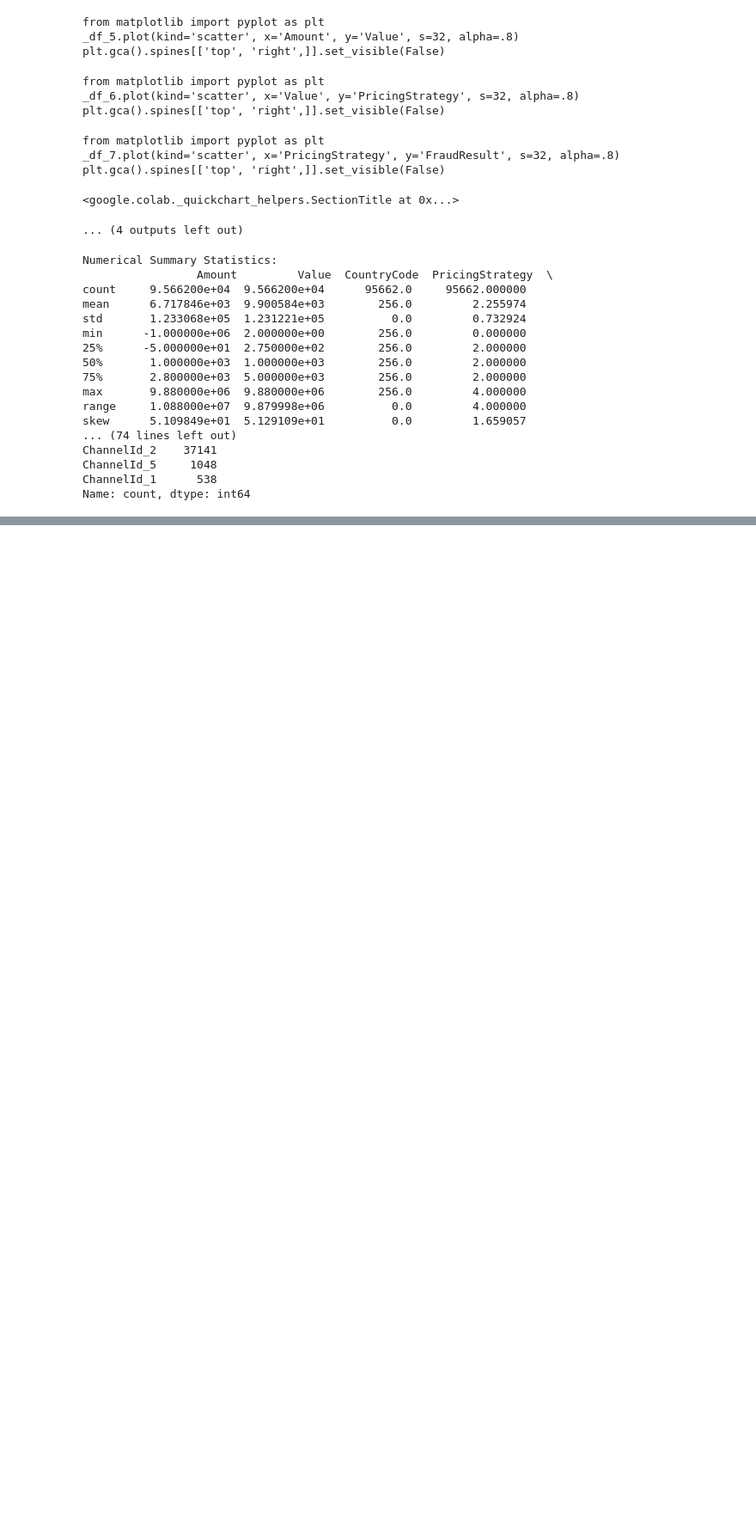
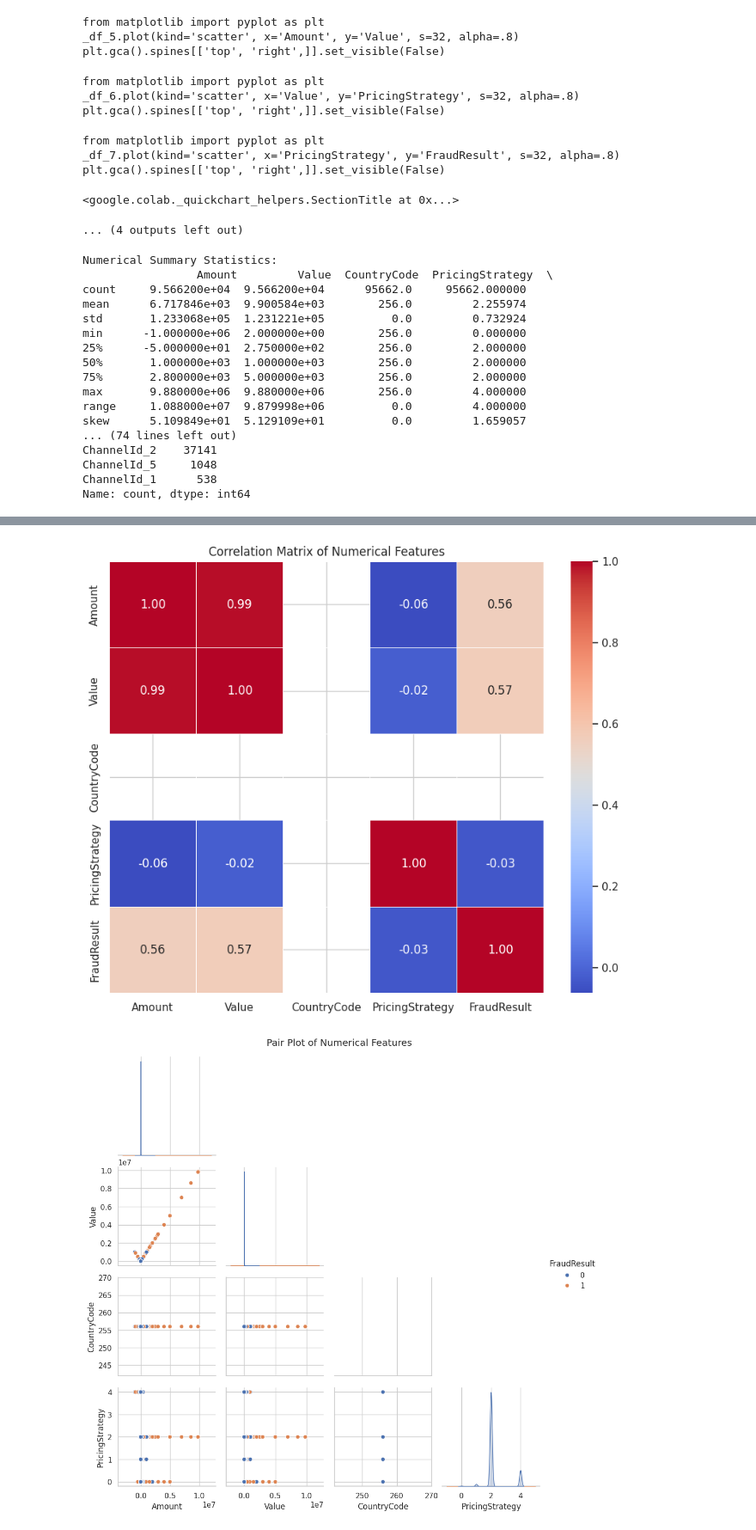
Before and after one commit to helinatefera/10xWeek6, a Jupyter notebook: notebooks/task_2.ipynb, the cells around one changed output, grey strips where cells are left out. Shown at 86% size. Cells and saved outputs as stored; diff of their text form; code cells hidden in the pictures; blank space fills up the shorter version.

```diff
--- a/notebooks/task_2.ipynb
+++ b/notebooks/task_2.ipynb
@@ -115,0 +135,25 @@ Name: count, dtype: int64
+# %%
+numerical_columns = ["Amount", "Value", "CountryCode", "PricingStrategy", "FraudResult"]
+correlation_matrix = data[numerical_columns].corr()
+correlation_matrix
+plt.figure(figsize=(10, 8))
+sns.heatmap(correlation_matrix, annot=True, cmap="coolwarm", fmt=".2f", linewidths=0.5)
+plt.title("Correlation Matrix of Numerical Features")
+plt.show()
+
+sns.pairplot(data[numerical_columns], diag_kind="kde", corner=True, hue="FraudResult")
+plt.suptitle("Pair Plot of Numerical Features", y=1.02)
+plt.show()
+
+# Scatter plots with regression lines for key pairs
+key_pairs = [("Amount", "Value"), ("Amount", "FraudResult")]
+for x, y in key_pairs:
+    plt.figure(figsize=(8, 6))
+    sns.regplot(x=data[x], y=data[y], scatter_kws={"alpha": 0.3}, line_kws={"color": "red"})
+    plt.title(f"Scatter Plot of {x} vs {y}")
+    plt.xlabel(x)
+    plt.ylabel(y)
+    plt.show()
+# %% [output]
+[figure, added]
+[figure, added]
```
Also changed, not shown: parts of 3 cells of this notebook.
